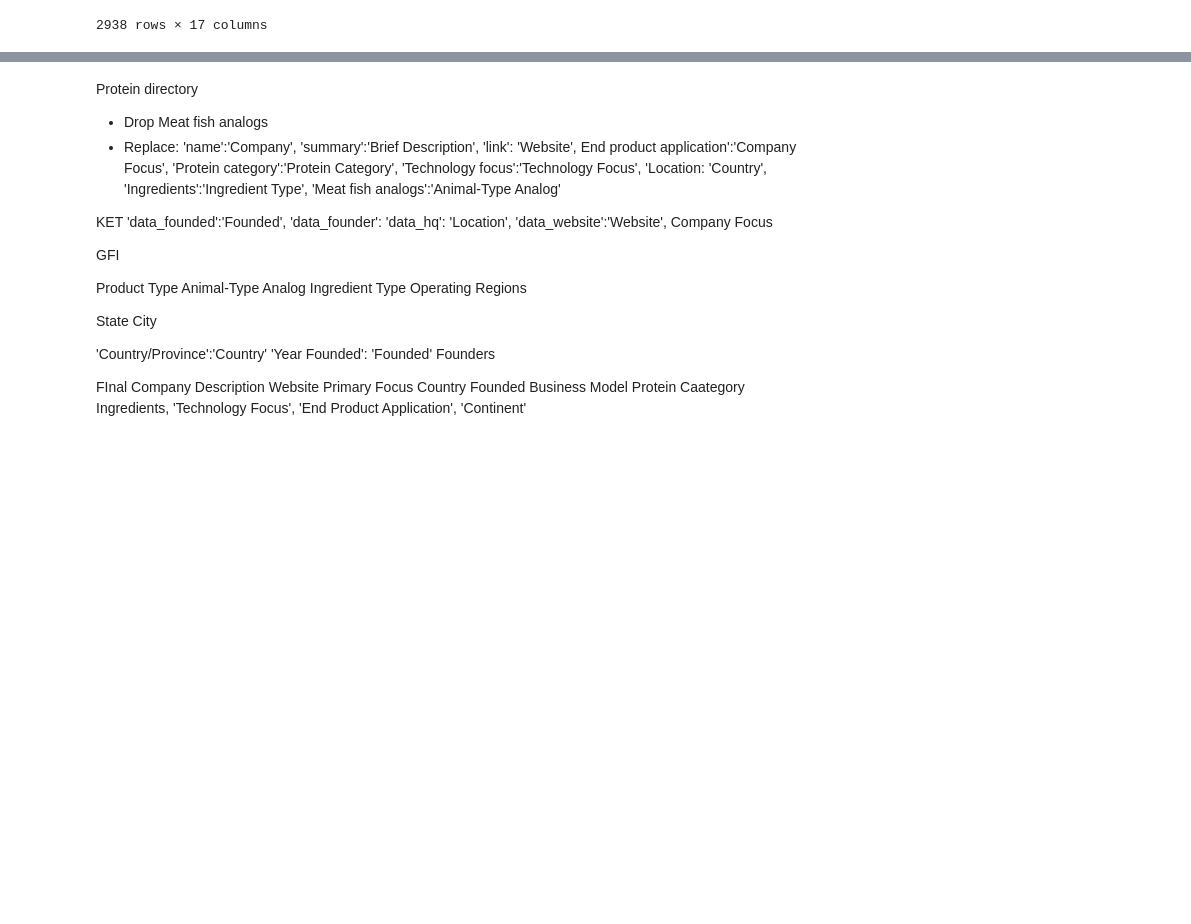
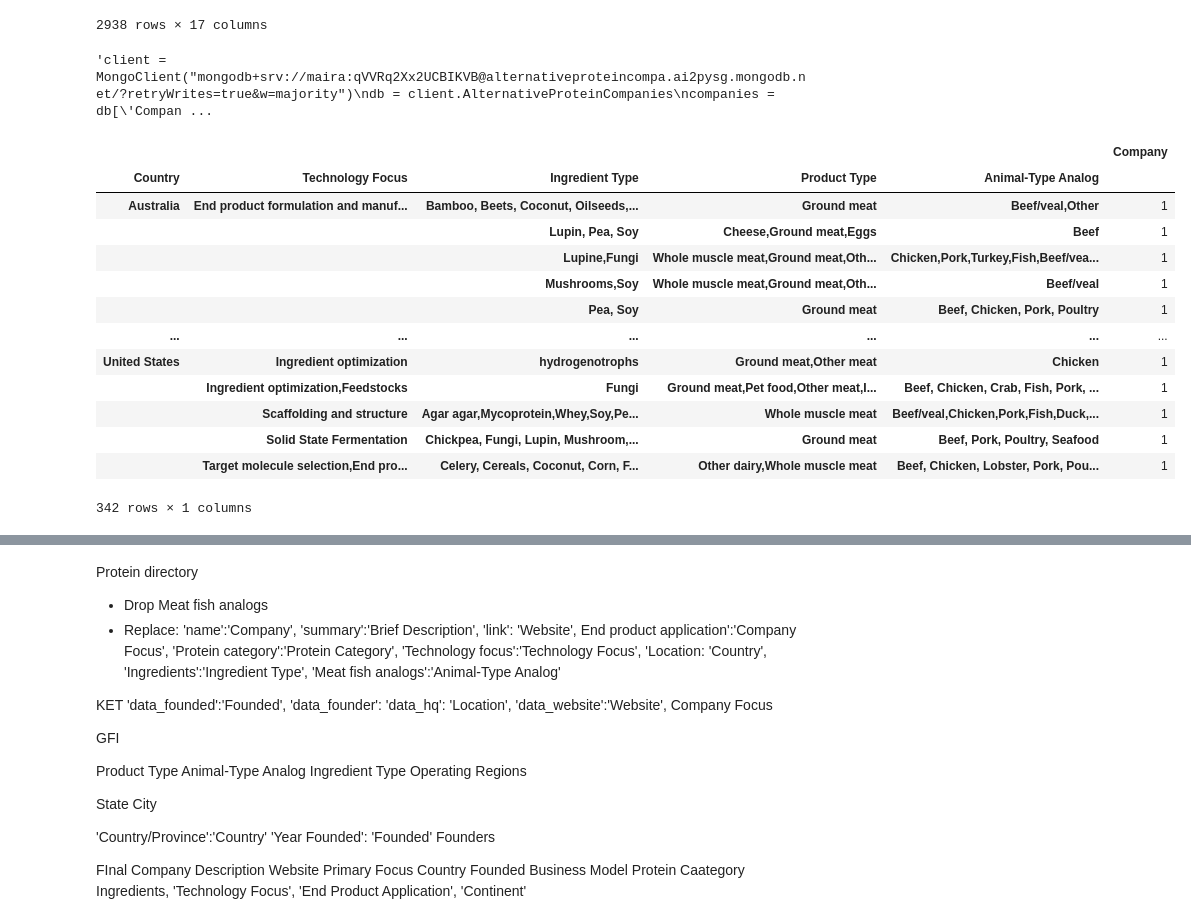
Before and after one commit to mairasalazar/Data-Portfolio, a Jupyter notebook: Alternative Protein companies/alt_protein_companies.ipynb, the cells around one changed output, grey strips where cells are left out. Drawn from its saved outputs; the diff is of its cells as text; code cells hidden in the pictures; blank space fills up the shorter version.

```diff
--- a/Alternative Protein companies/alt_protein_companies.ipynb
+++ b/Alternative Protein companies/alt_protein_companies.ipynb
@@ -313,9 +313,11 @@ all_companies.replace({'Sweeden':'Sweden',
 country_list = list(set(all_companies.Country.to_list()))
 country_list.remove(np.nan)
 continent_dic = {country: coco.convert(country, to='Continent') for country in country_list}
+country_dic = {country: coco.convert(country, to='name_short') for country in country_list}
 continent_dic['Scotland'] = 'Europe'
 continent_dic['Wales'] = 'Europe'
 all_companies['Continent'] = all_companies.Country.map(continent_dic)
+all_companies['Country'] = all_companies.Country.map(country_dic)
 # %% [output]
 Scotland not found in regex
 Wales not found in regex
@@ -357,5 +374,8 @@ all_companies
 | 2936 | Grashka | Slovenian-based company that prod... | 2014.0 | Martin Rojnik | Meat,Dairy,Other | NaN | NaN | ... |
 | 2937 | Hello Plant Foods | Hello Plant Foods is a company th... | 2020.0 | Javier Fernández Álvarez de Carrizo | Meat | NaN | NaN | ... |
 2938 rows × 17 columns
+# %%
+all_companies.replace({'403 Forbidden':np.nan, '429 Too Many Requests':np.nan}, inplace=True)
 # %%
+all_companies = all_companies.drop_duplicates()
 all_companies.to_csv('all_companies.csv', index=False)
@@ -361,0 +387,26 @@ all_companies.to_csv('all_companies.csv', index=False)
+# %%
+"""client = MongoClient("mongodb+srv://maira:qVVRq2Xx2UCBIKVB@alternativeproteincompa.ai2pysg.mongodb.net/?retryWrites=true&w=majority")
+db = client.AlternativeProteinCompanies
+companies = db['Companies']
+companies.insert_many(all_companies_dict)
+db.list_collection_names()"""
+# %% [output]
+'client = MongoClient("mongodb+srv://maira:qVVRq2Xx2UCBIKVB@alternativeproteincompa.ai2pysg.mongodb.net/?retryWrites=true&w=majority")\ndb = client.AlternativeProteinCompanies\ncompanies = db[\'Compan ...
+# %%
+# Groupby country and (Technology focus OR End product application OR Protein category)
+all_companies.groupby(['Country', 'Technology Focus', 'Ingredient Type', 'Product Type', 'Animal-Type Analog']).Company.nunique().to_frame()
+# %% [output]
+|  |  |  |  |  | Company |
+| Country | Technology Focus | Ingredient Type | Product Type | Animal-Type Analog |  |
+| Australia | End product formulation and manuf... | Bamboo, Beets, Coconut, Oilseeds,... | Ground meat | Beef/veal,Other | 1 |
+|  |  | Lupin, Pea, Soy | Cheese,Ground meat,Eggs | Beef | 1 |
+|  |  | Lupine,Fungi | Whole muscle meat,Ground meat,Oth... | Chicken,Pork,Turkey,Fish,Beef/vea... | 1 |
+|  |  | Mushrooms,Soy | Whole muscle meat,Ground meat,Oth... | Beef/veal | 1 |
+|  |  | Pea, Soy | Ground meat | Beef, Chicken, Pork, Poultry | 1 |
+| ... | ... | ... | ... | ... | ... |
+| United States | Ingredient optimization | hydrogenotrophs | Ground meat,Other meat | Chicken | 1 |
+|  | Ingredient optimization,Feedstocks | Fungi | Ground meat,Pet food,Other meat,I... | Beef, Chicken, Crab, Fish, Pork, ... | 1 |
+|  | Scaffolding and structure | Agar agar,Mycoprotein,Whey,Soy,Pe... | Whole muscle meat | Beef/veal,Chicken,Pork,Fish,Duck,... | 1 |
+|  | Solid State Fermentation | Chickpea, Fungi, Lupin, Mushroom,... | Ground meat | Beef, Pork, Poultry, Seafood | 1 |
+|  | Target molecule selection,End pro... | Celery, Cereals, Coconut, Corn, F... | Other dairy,Whole muscle meat | Beef, Chicken, Lobster, Pork, Pou... | 1 |
+342 rows × 1 columns
```
Also changed, not shown: parts of 19 cells of this notebook, 3 other files.
